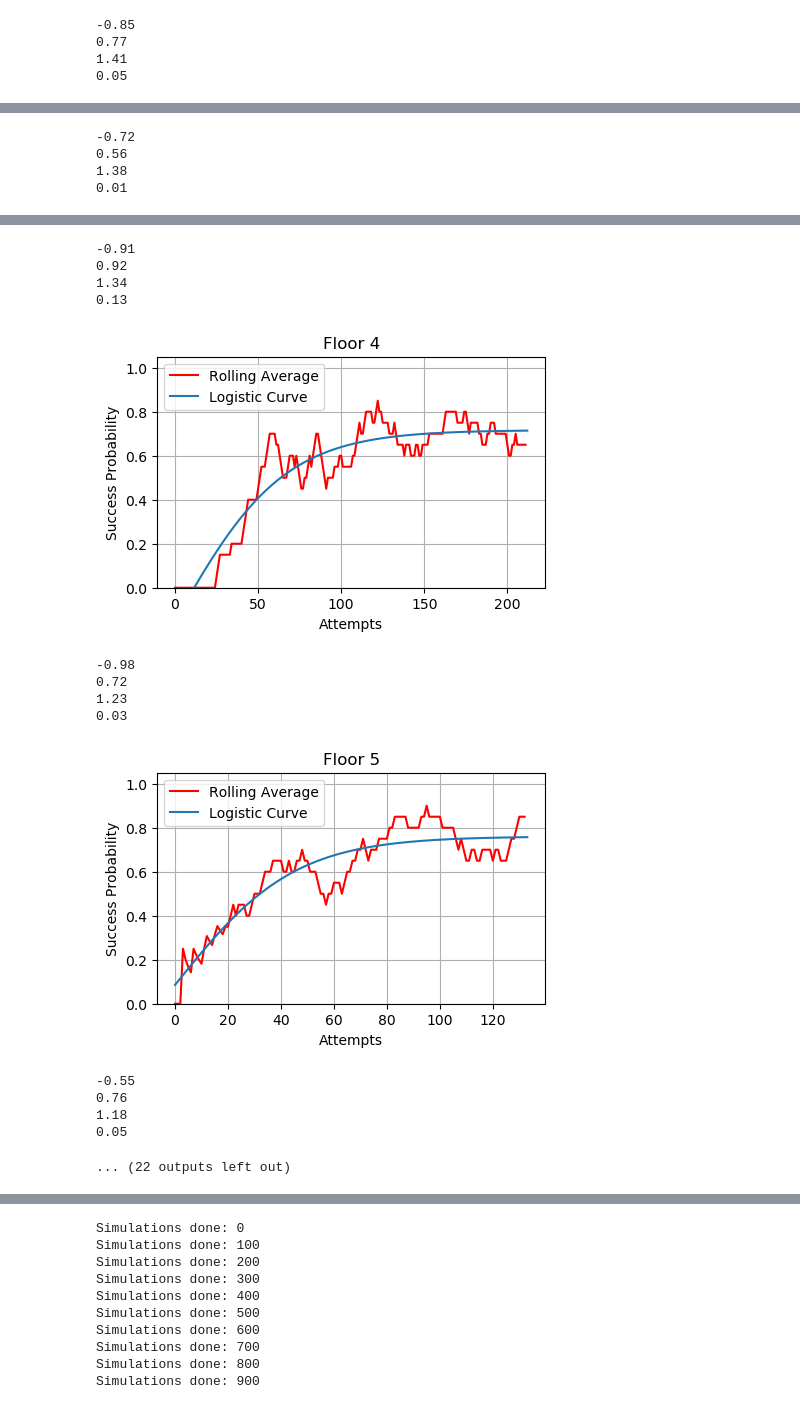
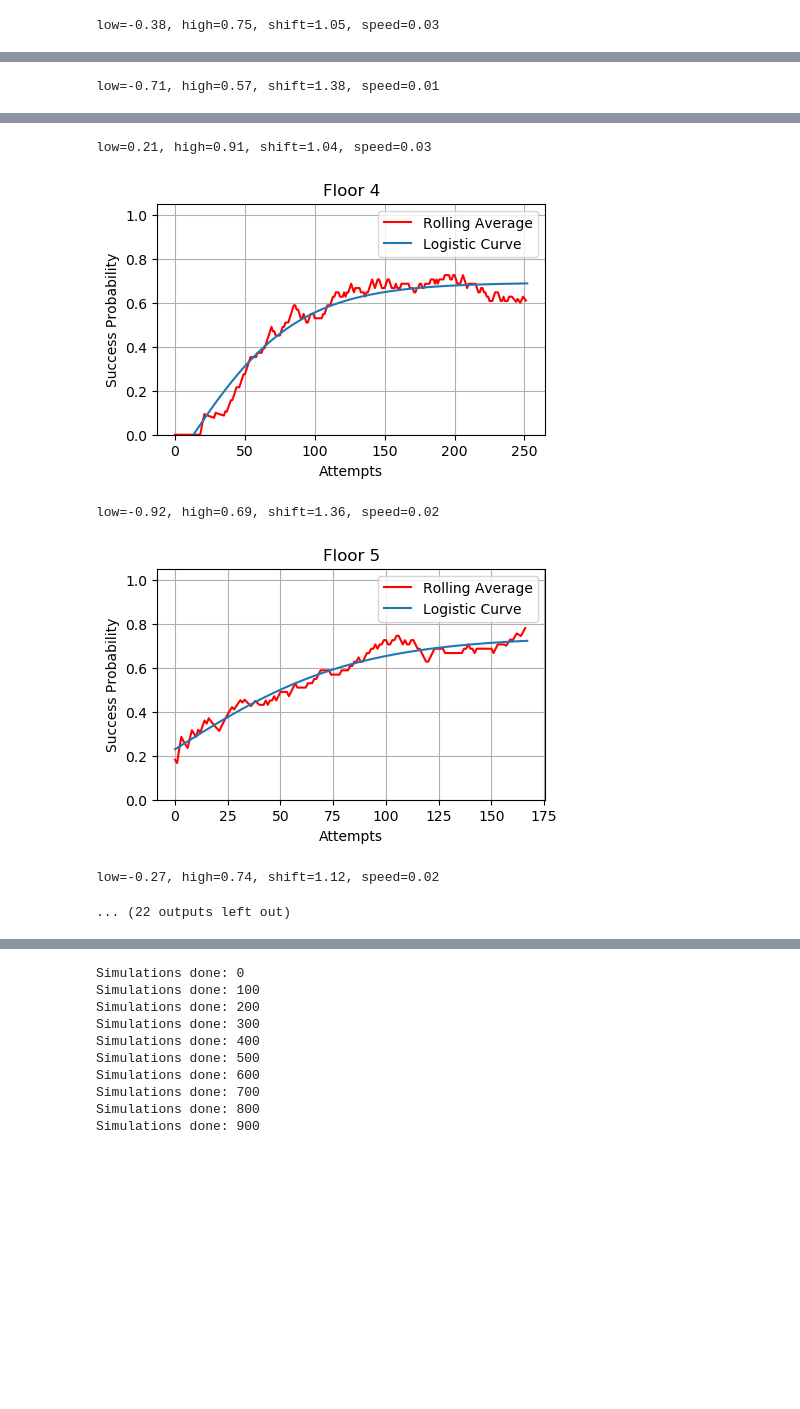
Before and after one commit to NLogSpace/deepdip2, a Jupyter notebook: notebook.ipynb, the cells around one changed output, grey strips where cells are left out. Drawn from its saved outputs; the diff is of its cells as text; code cells hidden in the pictures; blank space fills up the shorter version.

```diff
--- a/notebook.ipynb
+++ b/notebook.ipynb
@@ -31,6 +31,21 @@ def rolling_avg_both_sides(sequence, window_size):
     for i in range(len(sequence)):
         start = i-window_size//2+1
         end = start+window_size
+        if start<0:
+            start=0
+        if end > len(sequence):
+            end=len(sequence)
+        rolling_avg[i] = np.mean(sequence[start:end])
+    return rolling_avg
+
+def rolling_avg_both_sides_asym(sequence, left, right):
+    # Initialize the rolling average array
+    rolling_avg = np.zeros_like(sequence, dtype=float)
+
+    # Compute rolling average
+    for i in range(len(sequence)):
+        start = i-left
+        end = i+right+1
         if start<0:
             start=0
         if end > len(sequence):
@@ -90,13 +105,13 @@ class Floor:
 
         # Compute rolling average
         window_size = 20
-        obj.prob = rolling_avg(obj.successes, window_size)
+        obj.prob = rolling_avg_both_sides_asym(obj.successes, 40, 10)
         #obj.prob = exp_smoothing_average(obj.successes)
 
         # Train model
         initial_params = [0.1, 0.1, 0.9, 0.9]
         bounds = [(-10, 1), (0, 1), (-100, 300), (0, 30)]
-        result = minimize(loss_logistic, initial_params, args=(obj.prob,), bounds=bounds, method='L-BFGS-B')
+        result = minimize(loss_logistic, initial_params, args=(obj.prob[:],), bounds=bounds, method='L-BFGS-B')
         #result = minimize(loss_logistic, initial_params, args=(obj.prob,), method='L-BFGS-B')
         if result.success:
             obj.params = result.x
@@ -153,5 +168,5 @@ class Floor:
 # %%
-wirtual_flat = remove_repeated_elements(wirtual_flat)
+#wirtual_flat = remove_repeated_elements(wirtual_flat)
 wirtual_first_time_reached_floor = []
 for i in range(18):
     try:
@@ -167,10 +182,9 @@ for i in range(7):
     floors.append(Floor.from_data(wirtual_flat, i))
 
 for i in range(7, 17):
-    floors.append(Floor.from_params(i, -0.3, 0.75, 15, 0.06))
+    floors.append(Floor.from_params(i, 0.2, 0.90, 1, 0.03))
 
 for floor in floors:
     floor.plot()
-    for param in floor.params:
-        print(f"{param:.2f}")
+    print(f"low={floor.params[0]:.2f}, high={floor.params[1]:.2f}, shift={floor.params[2]:.2f}, speed={floor.params[3]:.2f}")
 # %% [output]
@@ -183,4 +194 @@ for floor in floors:
--0.85
-0.77
-1.41
-0.05
+low=-0.38, high=0.75, shift=1.05, speed=0.03
@@ -188,4 +196 @@ for floor in floors:
--0.72
-0.56
-1.38
-0.01
+low=-0.71, high=0.57, shift=1.38, speed=0.01
@@ -193,15 +198,6 @@ for floor in floors:
--0.91
-0.92
-1.34
-0.13
+low=0.21, high=0.91, shift=1.04, speed=0.03
-[figure, old version]
+[figure, new version]
--0.98
-0.72
-1.23
-0.03
+low=-0.92, high=0.69, shift=1.36, speed=0.02
-[figure, old version]
+[figure, new version]
--0.55
-0.76
-1.18
-0.05
+low=-0.27, high=0.74, shift=1.12, speed=0.02
 ... (22 outputs left out)
```
Also changed, not shown: parts of 6 cells of this notebook.
